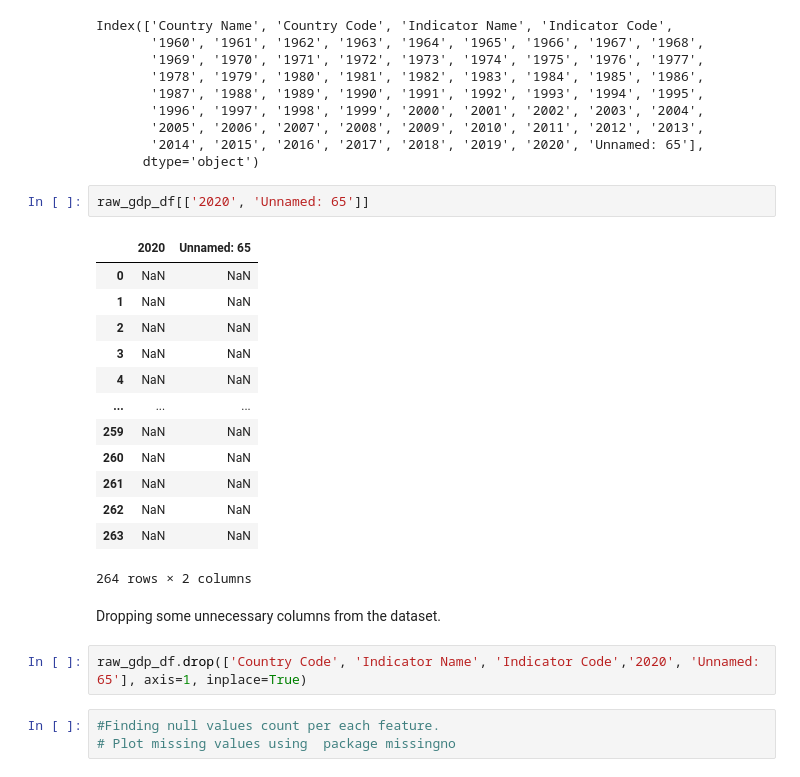
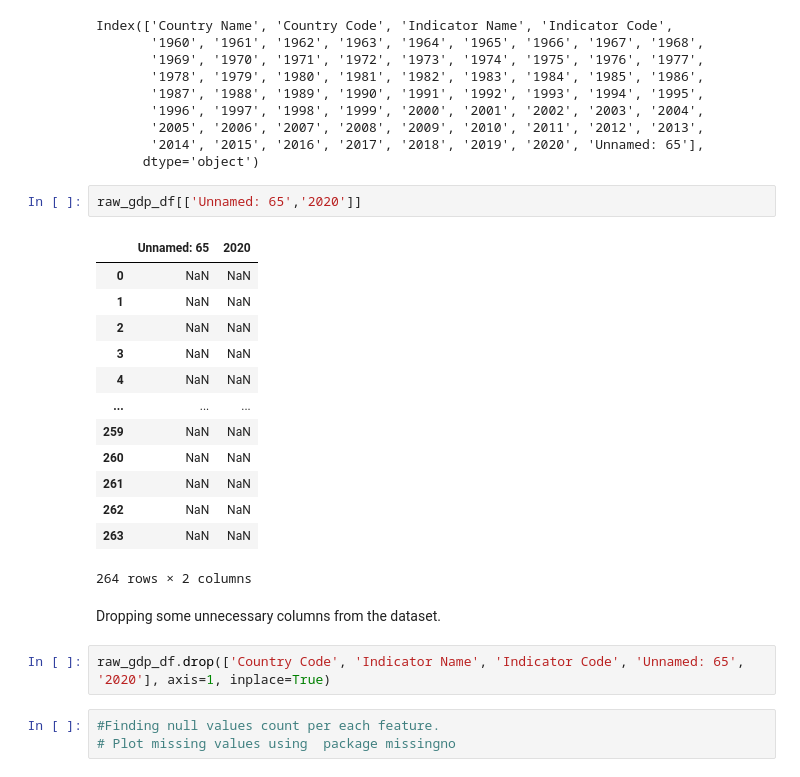
Before and after one commit to saivamsi333/Disaster-Detection-System, a Jupyter notebook: worldbank_assignment.ipynb, the cells around one changed output. Cells and saved outputs as stored; diff of their text form.

```diff
--- a/worldbank_assignment.ipynb
+++ b/worldbank_assignment.ipynb
@@ -82,9 +87,9 @@ Index(['Country Name', 'Country Code', 'Indicator Name', 'Indicator Code',
        '2014', '2015', '2016', '2017', '2018', '2019', '2020', 'Unnamed: 65'],
       dtype='object')
 # %%
-raw_gdp_df[['2020', 'Unnamed: 65']]
+raw_gdp_df[['Unnamed: 65','2020']]
 # %% [output]
-|  | 2020 | Unnamed: 65 |
+|  | Unnamed: 65 | 2020 |
 | 0 | NaN | NaN |
 | 1 | NaN | NaN |
 | 2 | NaN | NaN |
@@ -100,7 +105,7 @@ raw_gdp_df[['2020', 'Unnamed: 65']]
 # %% [markdown]
 Dropping some unnecessary columns from the dataset.
 # %%
-raw_gdp_df.drop(['Country Code', 'Indicator Name', 'Indicator Code','2020', 'Unnamed: 65'], axis=1, inplace=True)
+raw_gdp_df.drop(['Country Code', 'Indicator Name', 'Indicator Code', 'Unnamed: 65', '2020'], axis=1, inplace=True)
 # %%
 #Finding null values count per each feature.
 # Plot missing values using  package missingno
```
Also changed, not shown: parts of 20 cells of this notebook.
